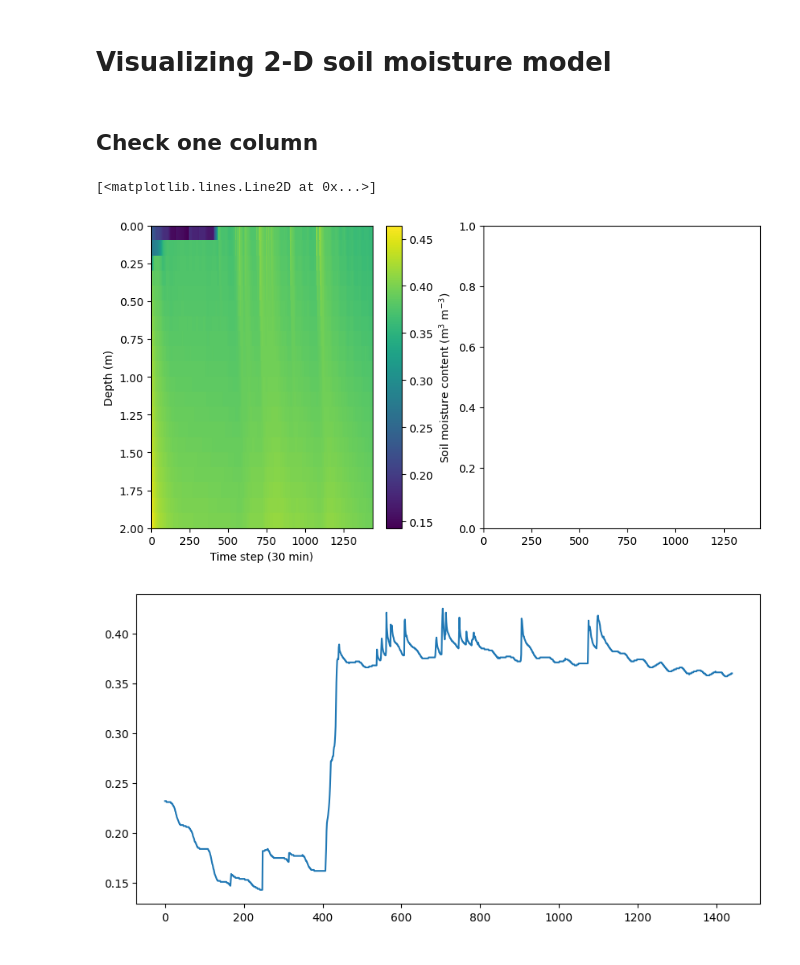
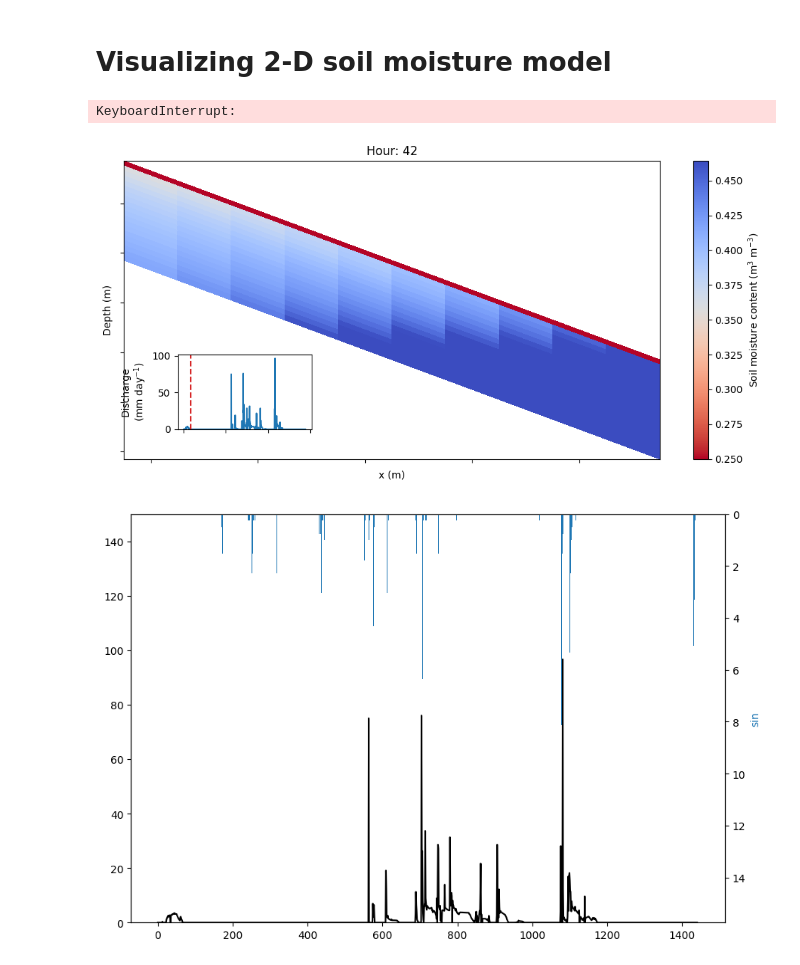
Before and after one commit to PSUmodeling/Richards-equation-CVODE-test, a Jupyter notebook: CrankNicholson-2D.ipynb, the cells around one changed output. Drawn from its saved outputs; the diff is of its cells as text; code cells hidden in the pictures.

```diff
--- a/CrankNicholson-2D.ipynb
+++ b/CrankNicholson-2D.ipynb
@@ -78,59 +95,47 @@ for t in range(0, len(smc_df) + 1, 12):
     ax.set_xticklabels([])
     ax.set_ylabel('Depth (m)')
     fig.colorbar(c, ax=ax, label='Soil moisture content (m$^3$ m$^{-3}$)')
     ax.set_xlabel('x (m)')
-    ax.set_title(f'Step: {t}')
+    ax.set_title(f'Hour: {int(t / 2)}')
 
 
     inset_ax = ax.inset_axes(
         inset_location[0],
     )
     inset_ax.plot(
         channel_df.values[:, 1],
     )
 
     y_max = inset_ax.get_ylim()[1]
 
     inset_ax.plot([t, t], [0, y_max], '--', color='tab:red')
 
     inset_ax.set_xticklabels([])
     inset_ax.set_ylabel('Discharge\n(mm day$^{-1}$)')
     inset_ax.set_ylim([0, y_max])
 
     fig.tight_layout()
     fname = f'tmp/smc_{t:04d}.png'
     fig.savefig(fname, dpi=300)
     plt.close()
 
     frames.append(imageio.v2.imread(fname))
 
 imageio.mimsave(f'smc.gif', frames, duration=30 / len(frames) * 1000)
 !rm tmp/smc_*.png
+# %% [output]
+KeyboardInterrupt:
+[figure, added]
-# %% [markdown]
-## Check one column
-# %%
-import matplotlib.pyplot as plt
-
-y, x = np.mgrid[0:(number_of_layers + 1) * layer_depth:layer_depth, 0:1440 + 1:1]
-
-df = pd.read_csv(
-    'smc.txt',
-    usecols=list(range(21)),
-    header=None,
-    index_col=0,
-)
-
-fig, axs = plt.subplots(1, 2, figsize=(10, 5), sharex=True)
-c = axs[0].pcolor(x, y, df.values.T)
-axs[0].set_ylabel('Depth (m)')
-axs[0].set_ylim(0, 2.0)
-axs[0].invert_yaxis()
-fig.colorbar(c, ax=axs[0],label='Soil moisture content (m$^3$ m$^{-3}$)')
-axs[0].set_xlabel('Time step (30 min)')
-
-fig, ax = plt.subplots(figsize=(10, 5))
-ax.plot(df.values[:, 0])
-# %% [output]
-[<matplotlib.lines.Line2D at 0x...>]
-[figure, removed]
-[figure, removed]
+# %%
+fig, ax = plt.subplots(figsize=(9, 6))
+ax.plot(channel_df.values[:, 1], color='k')
+ax.set_ylim([0, 150])
+ax2 = ax.twinx()  # instantiate a second axes that shares the same x-axis
+color = 'tab:blue'
+ax2.set_ylabel('sin', color=color)  # we already handled the x-label with ax1
+ax2.bar(hydro_df.index, hydro_df['PRCP'], color=color)
+ax2.invert_yaxis()  # reverse the y-axis
+fig.tight_layout()  # otherwise the right y-label is slightly clipped
+plt.show()
+# %% [output]
+[figure, added]
```
Also changed, not shown: parts of 2 cells of this notebook, 2 other files.
